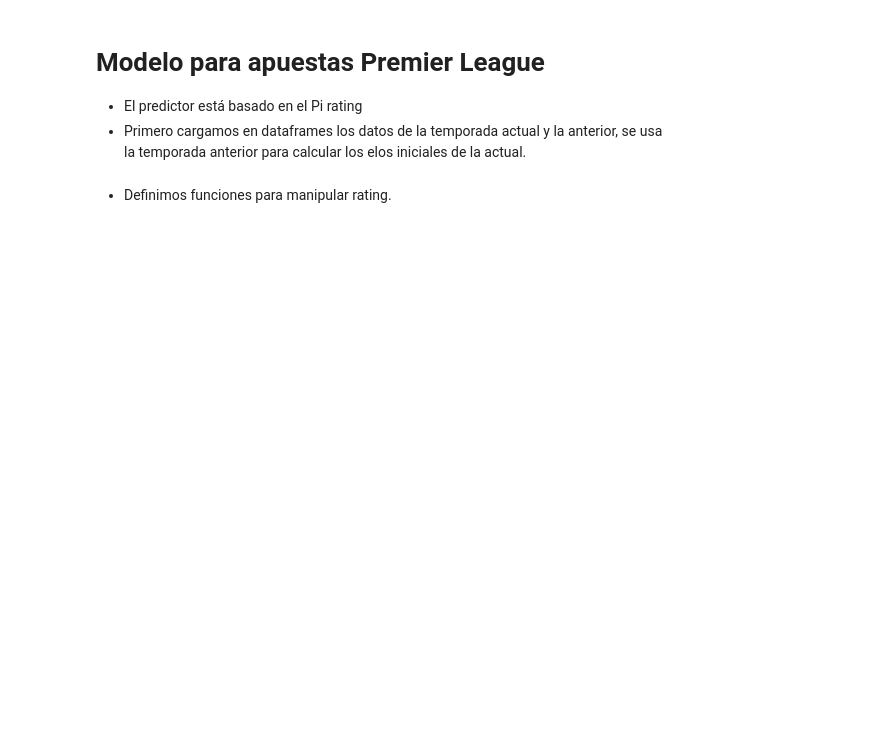
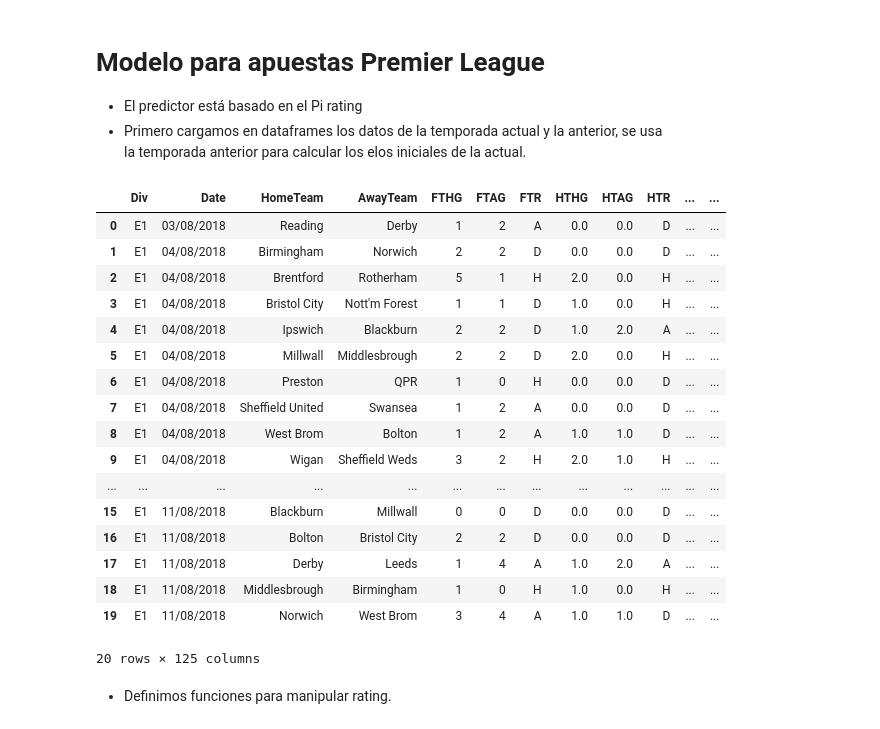
Before and after one commit to JP2620/betting-model, a Jupyter notebook: pi_ratings.ipynb, the cells around one changed output. Drawn from its saved outputs; the diff is of its cells as text; code cells hidden in the pictures; blank space fills up the shorter version.

Commit message:
added the championship

```diff
--- a/pi_ratings.ipynb
+++ b/pi_ratings.ipynb
@@ -7,29 +7,48 @@
 # %%
 from typing import Tuple, List
 import numpy as np
 import pandas as pd
 import pandasql as pdsql
 import matplotlib.pyplot as plt
 import sys
 import math
 import seaborn as sns
 
 
 # current_season: str = f"{sys.argv[1]}-{int(sys.argv[2]) - 2000}"
 # last_season: str = f"{int(sys.argv[1]) - 1:02d}-{int(sys.argv[1]) - 2000:02d}"
 
 first_season: str = "2018-19"
 last_season: str = "2023-24"
 
 
 full_df: pd.DataFrame = pd.DataFrame()
 for season in range(int(first_season[:4]), int(last_season[:4]) + 1):
     season_str: str = f"{season:02d}-{season + 1 - 2000:02d}"
-    season_df: pd.DataFrame = pd.read_csv(f"Datasets/bundesliga/{season_str}.csv")
+    season_df: pd.DataFrame = pd.read_csv(f"Datasets/the_championship/{season_str}.csv")
     season_df["Season"] = season_str
     full_df = pd.concat([full_df, season_df])
 full_df.reset_index(drop=True, inplace=True)
 full_df.head(20)
+# %% [output]
+|  | Div | Date | HomeTeam | AwayTeam | FTHG | FTAG | FTR | HTHG | HTAG | HTR | ... | ... |
+| 0 | E1 | 03/08/2018 | Reading | Derby | 1 | 2 | A | 0.0 | 0.0 | D | ... | ... |
+| 1 | E1 | 04/08/2018 | Birmingham | Norwich | 2 | 2 | D | 0.0 | 0.0 | D | ... | ... |
+| 2 | E1 | 04/08/2018 | Brentford | Rotherham | 5 | 1 | H | 2.0 | 0.0 | H | ... | ... |
+| 3 | E1 | 04/08/2018 | Bristol City | Nott'm Forest | 1 | 1 | D | 1.0 | 0.0 | H | ... | ... |
+| 4 | E1 | 04/08/2018 | Ipswich | Blackburn | 2 | 2 | D | 1.0 | 2.0 | A | ... | ... |
+| 5 | E1 | 04/08/2018 | Millwall | Middlesbrough | 2 | 2 | D | 2.0 | 0.0 | H | ... | ... |
+| 6 | E1 | 04/08/2018 | Preston | QPR | 1 | 0 | H | 0.0 | 0.0 | D | ... | ... |
+| 7 | E1 | 04/08/2018 | Sheffield United | Swansea | 1 | 2 | A | 0.0 | 0.0 | D | ... | ... |
+| 8 | E1 | 04/08/2018 | West Brom | Bolton | 1 | 2 | A | 1.0 | 1.0 | D | ... | ... |
+| 9 | E1 | 04/08/2018 | Wigan | Sheffield Weds | 3 | 2 | H | 2.0 | 1.0 | H | ... | ... |
+| ... | ... | ... | ... | ... | ... | ... | ... | ... | ... | ... | ... | ... |
+| 15 | E1 | 11/08/2018 | Blackburn | Millwall | 0 | 0 | D | 0.0 | 0.0 | D | ... | ... |
+| 16 | E1 | 11/08/2018 | Bolton | Bristol City | 2 | 2 | D | 0.0 | 0.0 | D | ... | ... |
+| 17 | E1 | 11/08/2018 | Derby | Leeds | 1 | 4 | A | 1.0 | 2.0 | A | ... | ... |
+| 18 | E1 | 11/08/2018 | Middlesbrough | Birmingham | 1 | 0 | H | 1.0 | 0.0 | H | ... | ... |
+| 19 | E1 | 11/08/2018 | Norwich | West Brom | 3 | 4 | A | 1.0 | 1.0 | D | ... | ... |
+20 rows × 125 columns
 # %% [markdown]
 - Definimos funciones  para manipular rating.
 # %%
```
Also changed, not shown: parts of 4 cells of this notebook, 15 other files.
